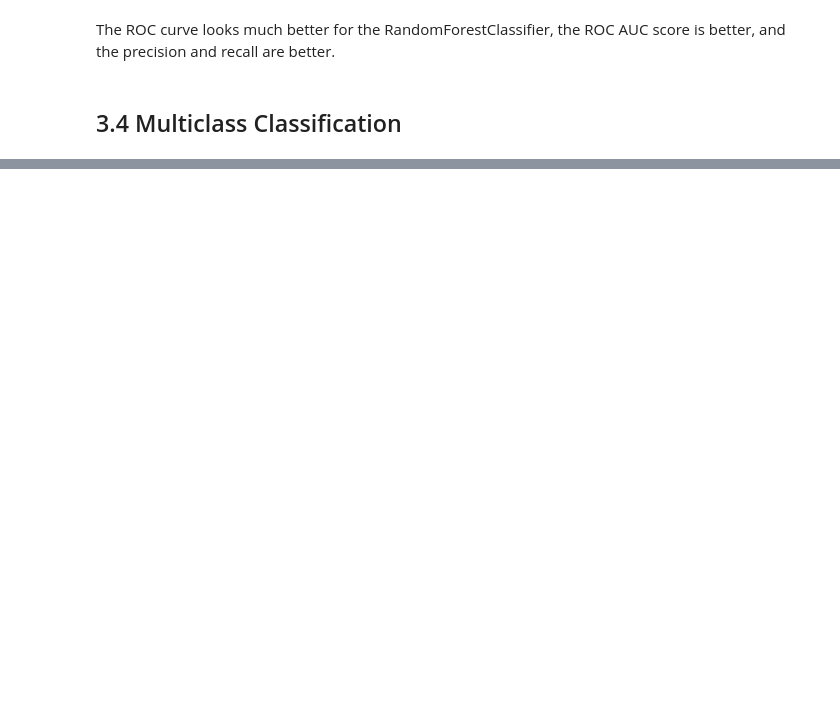
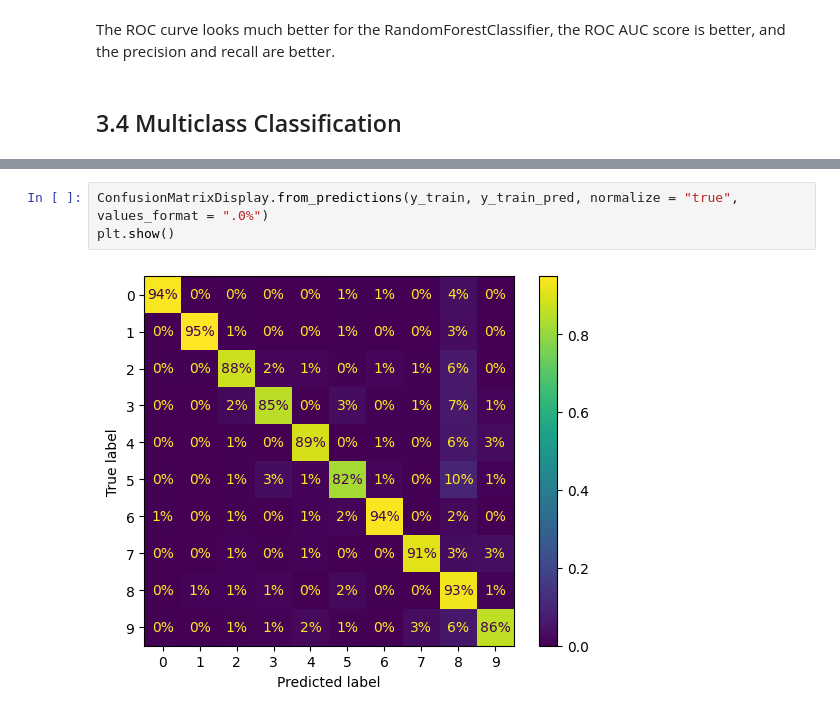
Before and after one commit to leetierney/study, a Jupyter notebook: ml/hands_on_ml/1_ml_landscape/ch3/1_3_classification.ipynb, the cells around one changed output, grey strips where cells are left out. Cells and saved outputs as stored; diff of their text form; blank space fills up the shorter version.

```diff
--- a/ml/hands_on_ml/1_ml_landscape/ch3/1_3_classification.ipynb
+++ b/ml/hands_on_ml/1_ml_landscape/ch3/1_3_classification.ipynb
@@ -336,0 +472,5 @@ precision_score(y_train_5, y_train_pred_forest), recall_score(y_train_5, y_train
+# %%
+ConfusionMatrixDisplay.from_predictions(y_train, y_train_pred, normalize = "true", values_format = ".0%")
+plt.show()
+# %% [output]
+[figure, added]
```
Also changed, not shown: parts of 39 cells of this notebook.
